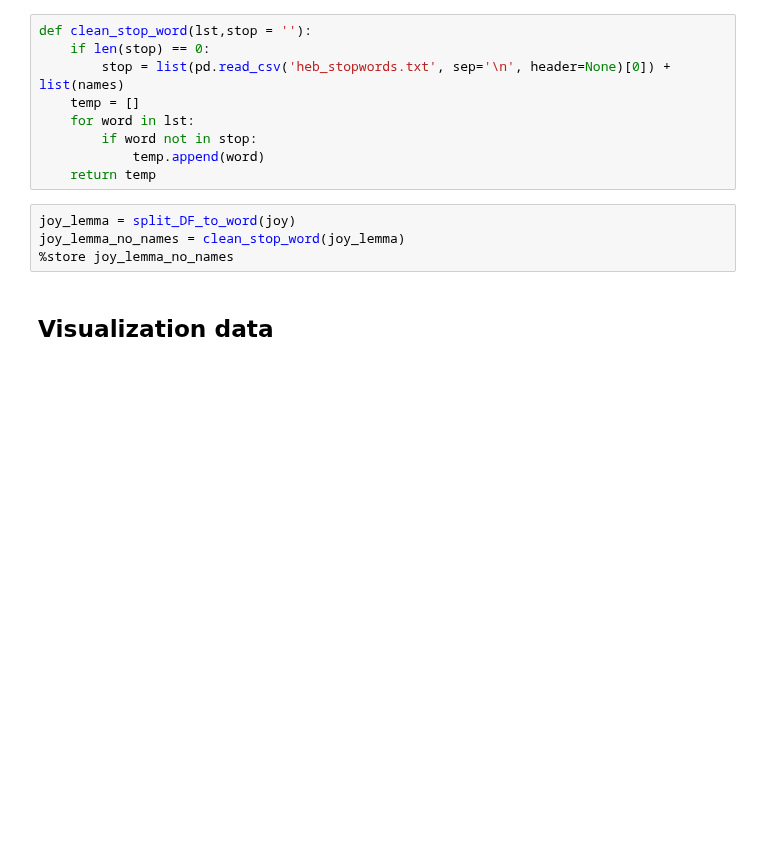
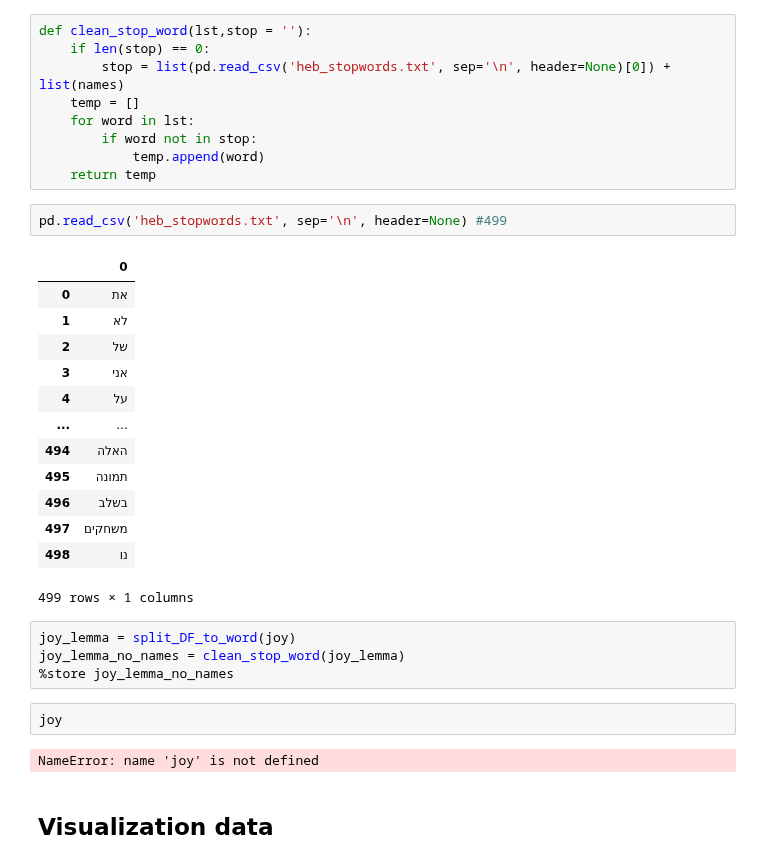
Before and after one commit to roishlezinger/nlpH, a Jupyter notebook: final project/organize_data_2.ipynb, the cells around one changed output. Drawn from its saved outputs; the diff is of its cells as text; blank space fills up the shorter version.

```diff
--- a/final project/organize_data_2.ipynb
+++ b/final project/organize_data_2.ipynb
@@ -236,10 +236,30 @@ def clean_stop_word(lst,stop = ''):
         if word not in stop:
             temp.append(word)
     return temp
+# %%
+pd.read_csv('heb_stopwords.txt', sep='\n', header=None) #499
+# %% [output]
+|  | 0 |
+| 0 | את |
+| 1 | לא |
+| 2 | של |
+| 3 | אני |
+| 4 | על |
+| ... | ... |
+| 494 | האלה |
+| 495 | תמונה |
+| 496 | בשלב |
+| 497 | משחקים |
+| 498 | נו |
+499 rows × 1 columns
 # %%
 joy_lemma = split_DF_to_word(joy)
 joy_lemma_no_names = clean_stop_word(joy_lemma)
 %store joy_lemma_no_names
+# %%
+joy
+# %% [output]
+NameError: name 'joy' is not defined
 # %% [markdown]
 ## Visualization data
 # %%
```
Also changed, not shown: 1 other file.
